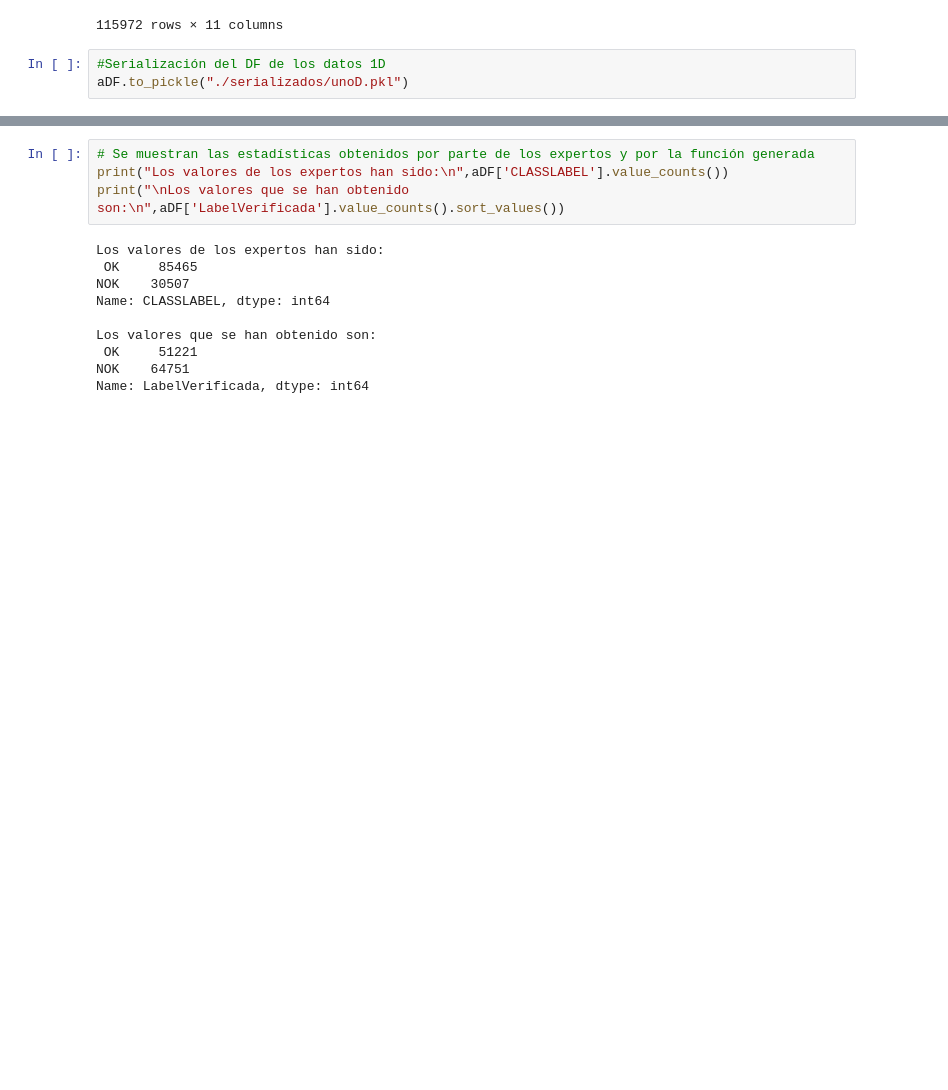
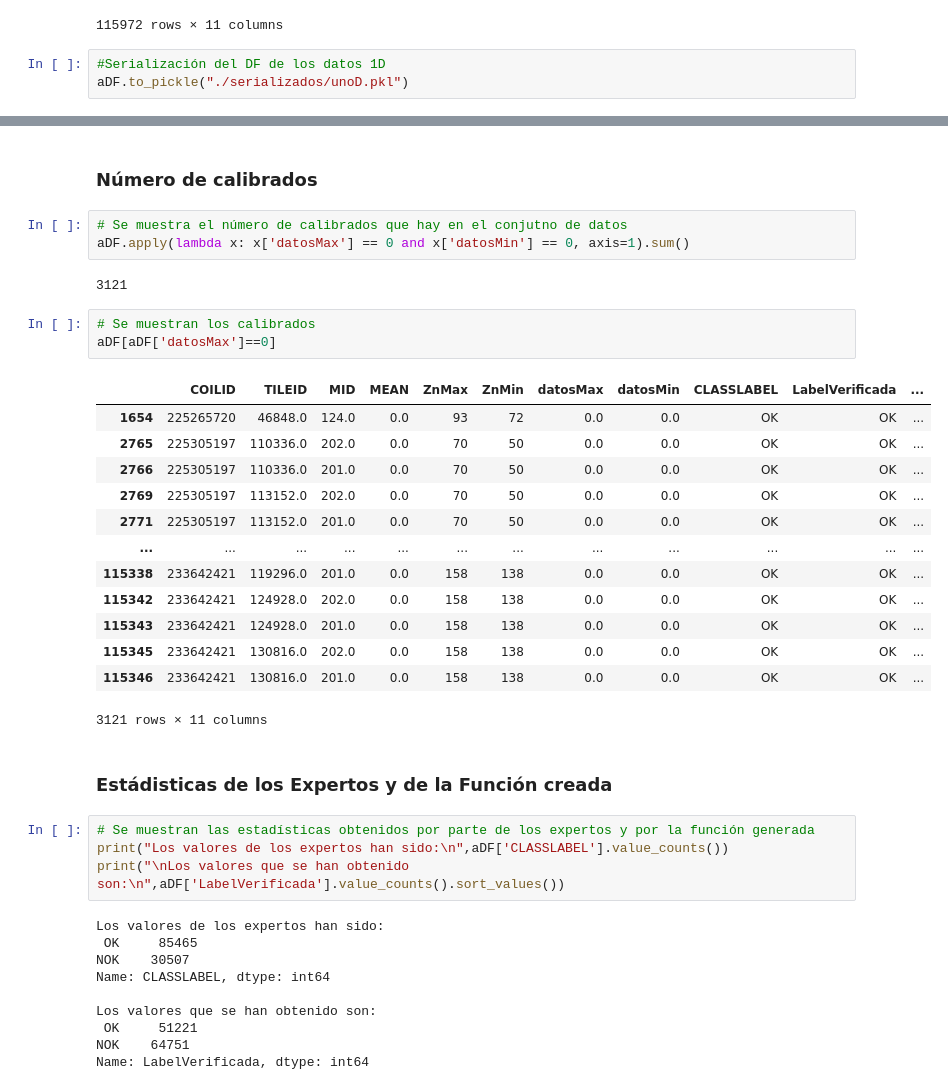
Before and after one commit to ifh1001/TFM, a Jupyter notebook: src/CargaDatos.ipynb, the cells around one changed output, grey strips where cells are left out. Drawn from its saved outputs; the diff is of its cells as text; blank space fills up the shorter version.

Commit message:
Añadida la visualización del número de calibrados

```diff
--- a/src/CargaDatos.ipynb
+++ b/src/CargaDatos.ipynb
@@ -238,6 +240,32 @@ aDF[aDF['COILID']=='233667056'].head(60)
 | 115925 | 233667056 | 72704.0 | 201.0 | 140.14799 | 70 | 50 | 140.14799 | 140.14799 | OK | NOK | ... |
 | 115926 | 233667056 | 72704.0 | 202.0 | 160.74800 | 70 | 50 | 160.74800 | 160.74800 | OK | NOK | ... |
 | 115927 | 233667056 | 72704.0 | 123.0 | 168.55299 | 70 | 50 | 168.55299 | 168.55299 | OK | NOK | ... |
+# %% [markdown]
+### Número de calibrados
+# %%
+# Se muestra el número de calibrados que hay en el conjutno de datos
+aDF.apply(lambda x: x['datosMax'] == 0 and x['datosMin'] == 0, axis=1).sum()
+# %% [output]
+3121
+# %%
+# Se muestran los calibrados
+aDF[aDF['datosMax']==0]
+# %% [output]
+|  | COILID | TILEID | MID | MEAN | ZnMax | ZnMin | datosMax | datosMin | CLASSLABEL | LabelVerificada | ... |
+| 1654 | 225265720 | 46848.0 | 124.0 | 0.0 | 93 | 72 | 0.0 | 0.0 | OK | OK | ... |
+| 2765 | 225305197 | 110336.0 | 202.0 | 0.0 | 70 | 50 | 0.0 | 0.0 | OK | OK | ... |
+| 2766 | 225305197 | 110336.0 | 201.0 | 0.0 | 70 | 50 | 0.0 | 0.0 | OK | OK | ... |
+| 2769 | 225305197 | 113152.0 | 202.0 | 0.0 | 70 | 50 | 0.0 | 0.0 | OK | OK | ... |
+| 2771 | 225305197 | 113152.0 | 201.0 | 0.0 | 70 | 50 | 0.0 | 0.0 | OK | OK | ... |
+| ... | ... | ... | ... | ... | ... | ... | ... | ... | ... | ... | ... |
+| 115338 | 233642421 | 119296.0 | 201.0 | 0.0 | 158 | 138 | 0.0 | 0.0 | OK | OK | ... |
+| 115342 | 233642421 | 124928.0 | 202.0 | 0.0 | 158 | 138 | 0.0 | 0.0 | OK | OK | ... |
+| 115343 | 233642421 | 124928.0 | 201.0 | 0.0 | 158 | 138 | 0.0 | 0.0 | OK | OK | ... |
+| 115345 | 233642421 | 130816.0 | 202.0 | 0.0 | 158 | 138 | 0.0 | 0.0 | OK | OK | ... |
+| 115346 | 233642421 | 130816.0 | 201.0 | 0.0 | 158 | 138 | 0.0 | 0.0 | OK | OK | ... |
+3121 rows × 11 columns
+# %% [markdown]
+### Estádisticas de los Expertos y de la Función creada
 # %%
 # Se muestran las estadísticas obtenidos por parte de los expertos y por la función generada
 print("Los valores de los expertos han sido:\n",aDF['CLASSLABEL'].value_counts())
```
Also changed, not shown: parts of 1 cell of this notebook.
